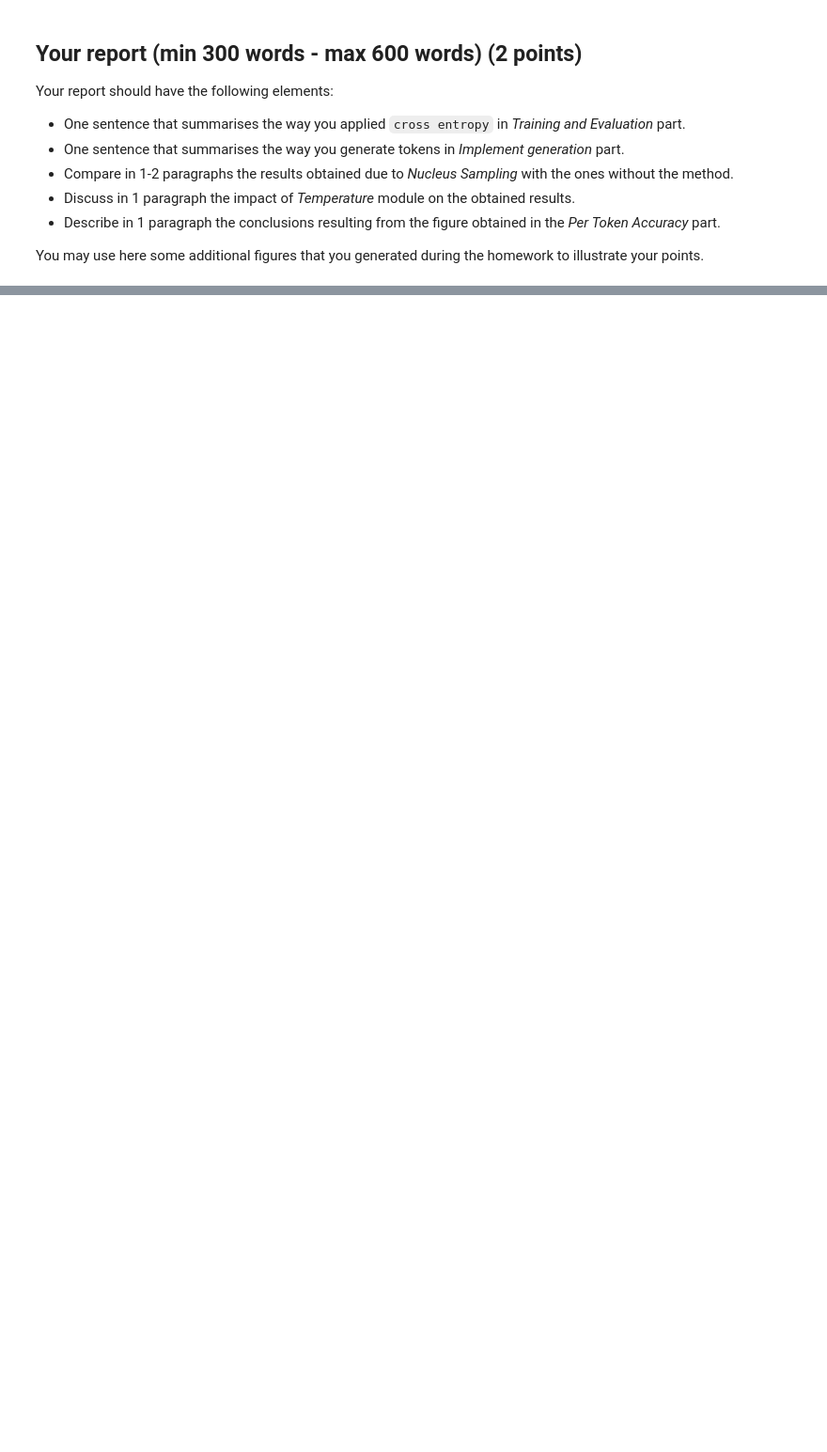
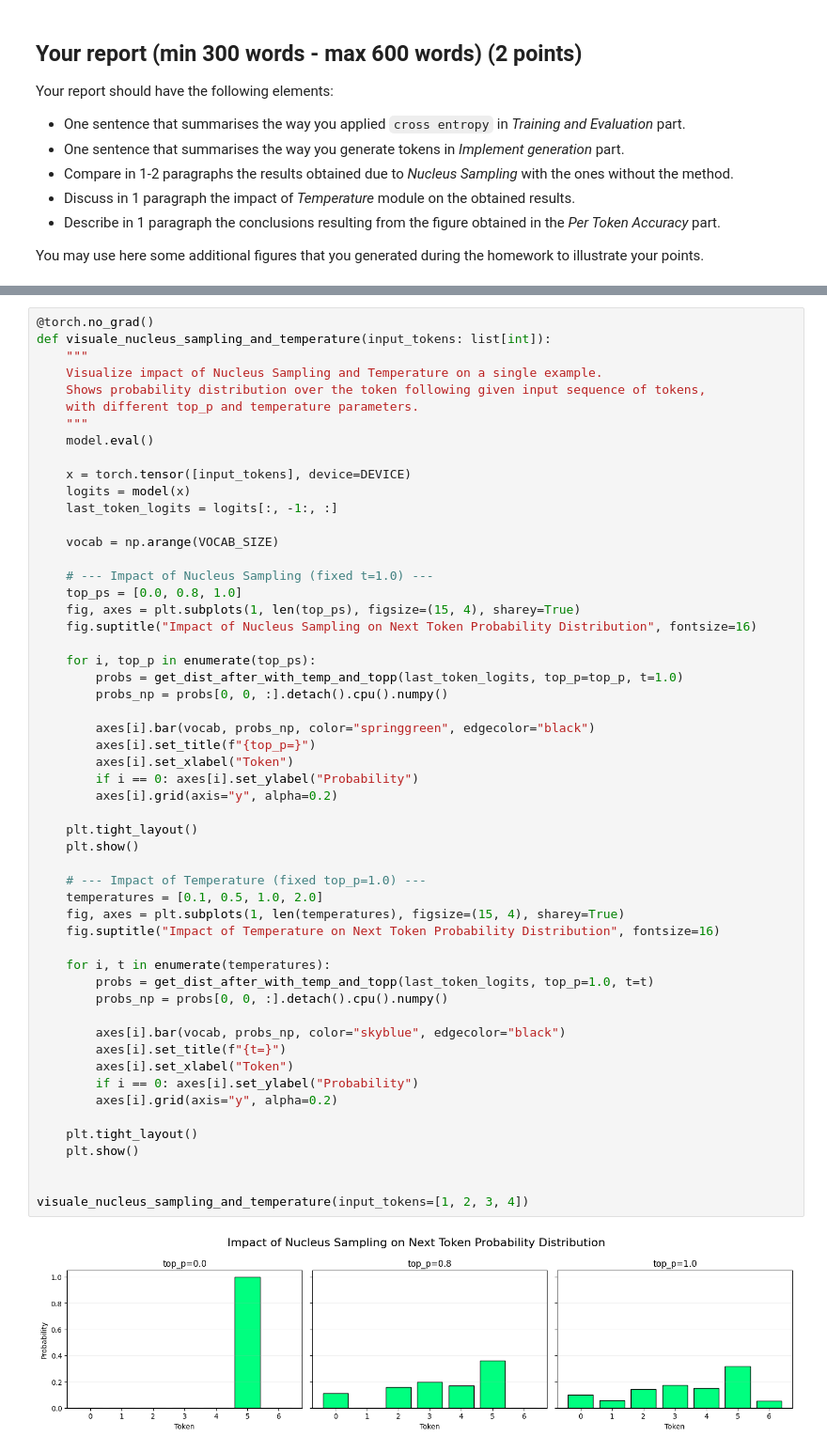
Before and after one commit to wkotala/DNN-HW3, a Jupyter notebook: hw_3_gpt_oss-student.ipynb, the cells around one changed output, grey strips where cells are left out. Shown at 94% size. Drawn from its saved outputs; the diff is of its cells as text; blank space fills up the shorter version.

```diff
--- a/hw_3_gpt_oss-student.ipynb
+++ b/hw_3_gpt_oss-student.ipynb
@@ -1798,0 +1811,56 @@ You may use here some additional figures that you generated during the homework
+# %%
+@torch.no_grad()
+def visuale_nucleus_sampling_and_temperature(input_tokens: list[int]):
+    """
+    Visualize impact of Nucleus Sampling and Temperature on a single example.
+    Shows probability distribution over the token following given input sequence of tokens,
+    with different top_p and temperature parameters.
+    """
+    model.eval()
+
+    x = torch.tensor([input_tokens], device=DEVICE)
+    logits = model(x)
+    last_token_logits = logits[:, -1:, :]
+
+    vocab = np.arange(VOCAB_SIZE)
+
+    # --- Impact of Nucleus Sampling (fixed t=1.0) ---
+    top_ps = [0.0, 0.8, 1.0]
+    fig, axes = plt.subplots(1, len(top_ps), figsize=(15, 4), sharey=True)
+    fig.suptitle("Impact of Nucleus Sampling on Next Token Probability Distribution", fontsize=16)
+
+    for i, top_p in enumerate(top_ps):
+        probs = get_dist_after_with_temp_and_topp(last_token_logits, top_p=top_p, t=1.0)
+        probs_np = probs[0, 0, :].detach().cpu().numpy()
+
+        axes[i].bar(vocab, probs_np, color="springgreen", edgecolor="black")
+        axes[i].set_title(f"{top_p=}")
+        axes[i].set_xlabel("Token")
+        if i == 0: axes[i].set_ylabel("Probability")
+        axes[i].grid(axis="y", alpha=0.2)
+
+    plt.tight_layout()
+    plt.show()
+
+    # --- Impact of Temperature (fixed top_p=1.0) ---
+    temperatures = [0.1, 0.5, 1.0, 2.0]
+    fig, axes = plt.subplots(1, len(temperatures), figsize=(15, 4), sharey=True)
+    fig.suptitle("Impact of Temperature on Next Token Probability Distribution", fontsize=16)
+
+    for i, t in enumerate(temperatures):
+        probs = get_dist_after_with_temp_and_topp(last_token_logits, top_p=1.0, t=t)
+        probs_np = probs[0, 0, :].detach().cpu().numpy()
+
+        axes[i].bar(vocab, probs_np, color="skyblue", edgecolor="black")
+        axes[i].set_title(f"{t=}")
+        axes[i].set_xlabel("Token")
+        if i == 0: axes[i].set_ylabel("Probability")
+        axes[i].grid(axis="y", alpha=0.2)
+
+    plt.tight_layout()
+    plt.show()
+
+
+visuale_nucleus_sampling_and_temperature(input_tokens=[1, 2, 3, 4])
+# %% [output]
+[figure, added]
```
Also changed, not shown: parts of 26 cells of this notebook.
